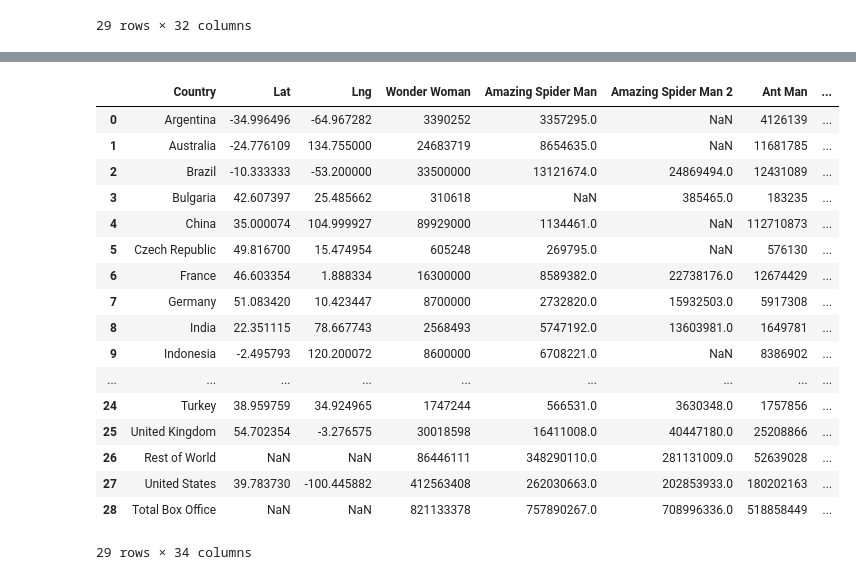
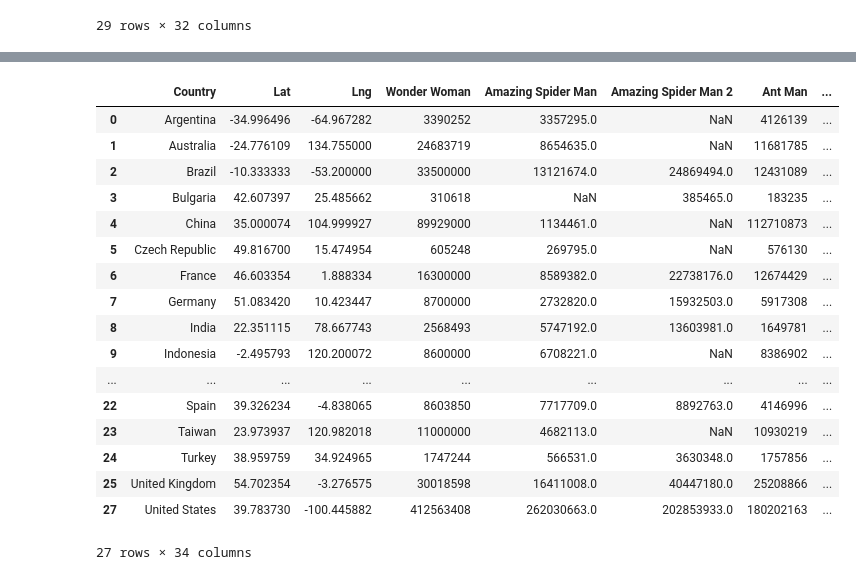
Before and after one commit to RyanSchraeder/Team-Aurora-Marvels, a Jupyter notebook: Google_Maps.ipynb, the cells around one changed output, grey strips where cells are left out. Drawn from its saved outputs; the diff is of its cells as text; code cells hidden in the pictures.

```diff
--- a/Google_Maps.ipynb
+++ b/Google_Maps.ipynb
@@ -103,23 +85,28 @@ country_lat_lng_df
-# %%
-country_box_office_lat_lng = pd.merge(country_lat_lng_df, country_box_office_df, on ="Country")
-#pd.merge(dark_knight_rises_df, country_lat_lng_df, on="Country")
-country_box_office_lat_lng
-# %% [output]
-|  | Country | Lat | Lng | Wonder Woman | Amazing Spider Man | Amazing Spider Man 2 | Ant Man | ... |
-| 0 | Argentina | -34.996496 | -64.967282 | 3390252 | 3357295.0 | NaN | 4126139 | ... |
-| 1 | Australia | -24.776109 | 134.755000 | 24683719 | 8654635.0 | NaN | 11681785 | ... |
-| 2 | Brazil | -10.333333 | -53.200000 | 33500000 | 13121674.0 | 24869494.0 | 12431089 | ... |
-| 3 | Bulgaria | 42.607397 | 25.485662 | 310618 | NaN | 385465.0 | 183235 | ... |
-| 4 | China | 35.000074 | 104.999927 | 89929000 | 1134461.0 | NaN | 112710873 | ... |
-| 5 | Czech Republic | 49.816700 | 15.474954 | 605248 | 269795.0 | NaN | 576130 | ... |
-| 6 | France | 46.603354 | 1.888334 | 16300000 | 8589382.0 | 22738176.0 | 12674429 | ... |
-| 7 | Germany | 51.083420 | 10.423447 | 8700000 | 2732820.0 | 15932503.0 | 5917308 | ... |
-| 8 | India | 22.351115 | 78.667743 | 2568493 | 5747192.0 | 13603981.0 | 1649781 | ... |
-| 9 | Indonesia | -2.495793 | 120.200072 | 8600000 | 6708221.0 | NaN | 8386902 | ... |
-| ... | ... | ... | ... | ... | ... | ... | ... | ... |
-| 24 | Turkey | 38.959759 | 34.924965 | 1747244 | 566531.0 | 3630348.0 | 1757856 | ... |
-| 25 | United Kingdom | 54.702354 | -3.276575 | 30018598 | 16411008.0 | 40447180.0 | 25208866 | ... |
-| 26 | Rest of World | NaN | NaN | 86446111 | 348290110.0 | 281131009.0 | 52639028 | ... |
-| 27 | United States | 39.783730 | -100.445882 | 412563408 | 262030663.0 | 202853933.0 | 180202163 | ... |
-| 28 | Total Box Office | NaN | NaN | 821133378 | 757890267.0 | 708996336.0 | 518858449 | ... |
-29 rows × 34 columns
+# %%
+country_lat_lng_df.columns = ['Country', 'Lat', 'Lng']
+country_box_office_lat_lng = pd.merge(country_lat_lng_df, country_box_office_df, on ="Country")
+
+country_box_office_lat_lng.loc[country_box_office_lat_lng['Country'] == 'Philippines', ['Lat']] = 12.8797
+country_box_office_lat_lng.loc[country_box_office_lat_lng['Country'] == 'Philippines', ['Lng']] = 121.7740
+
+country_box_office_lat_lng.drop([26,28], inplace=True)
+country_box_office_lat_lng
+# %% [output]
+|  | Country | Lat | Lng | Wonder Woman | Amazing Spider Man | Amazing Spider Man 2 | Ant Man | ... |
+| 0 | Argentina | -34.996496 | -64.967282 | 3390252 | 3357295.0 | NaN | 4126139 | ... |
+| 1 | Australia | -24.776109 | 134.755000 | 24683719 | 8654635.0 | NaN | 11681785 | ... |
+| 2 | Brazil | -10.333333 | -53.200000 | 33500000 | 13121674.0 | 24869494.0 | 12431089 | ... |
+| 3 | Bulgaria | 42.607397 | 25.485662 | 310618 | NaN | 385465.0 | 183235 | ... |
+| 4 | China | 35.000074 | 104.999927 | 89929000 | 1134461.0 | NaN | 112710873 | ... |
+| 5 | Czech Republic | 49.816700 | 15.474954 | 605248 | 269795.0 | NaN | 576130 | ... |
+| 6 | France | 46.603354 | 1.888334 | 16300000 | 8589382.0 | 22738176.0 | 12674429 | ... |
+| 7 | Germany | 51.083420 | 10.423447 | 8700000 | 2732820.0 | 15932503.0 | 5917308 | ... |
+| 8 | India | 22.351115 | 78.667743 | 2568493 | 5747192.0 | 13603981.0 | 1649781 | ... |
+| 9 | Indonesia | -2.495793 | 120.200072 | 8600000 | 6708221.0 | NaN | 8386902 | ... |
+| ... | ... | ... | ... | ... | ... | ... | ... | ... |
+| 22 | Spain | 39.326234 | -4.838065 | 8603850 | 7717709.0 | 8892763.0 | 4146996 | ... |
+| 23 | Taiwan | 23.973937 | 120.982018 | 11000000 | 4682113.0 | NaN | 10930219 | ... |
+| 24 | Turkey | 38.959759 | 34.924965 | 1747244 | 566531.0 | 3630348.0 | 1757856 | ... |
+| 25 | United Kingdom | 54.702354 | -3.276575 | 30018598 | 16411008.0 | 40447180.0 | 25208866 | ... |
+| 27 | United States | 39.783730 | -100.445882 | 412563408 | 262030663.0 | 202853933.0 | 180202163 | ... |
+27 rows × 34 columns
```
Also changed, not shown: parts of 11 cells of this notebook.
